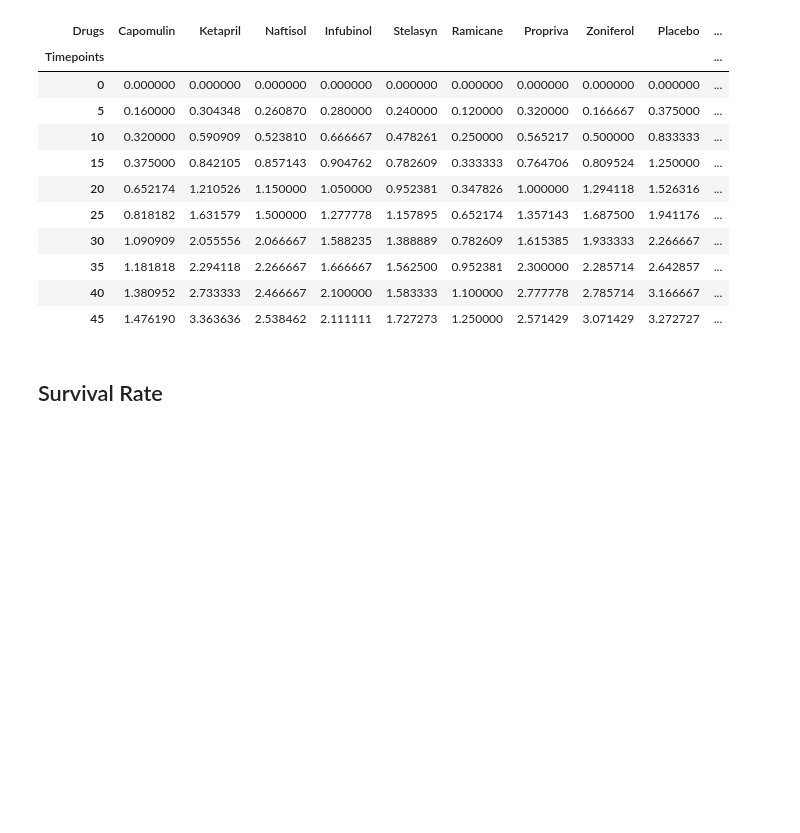
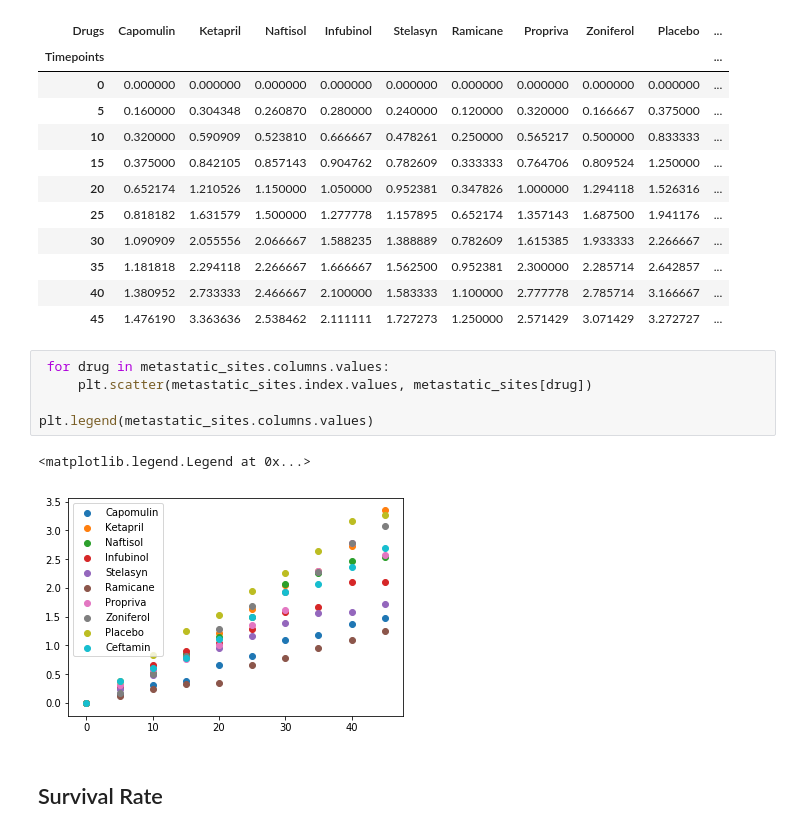
Before and after one commit to tobymbern/Pymaceuticals, a Jupyter notebook: main.ipynb, the cells around one changed output. Drawn from its saved outputs; the diff is of its cells as text; blank space fills up the shorter version.

```diff
--- a/main.ipynb
+++ b/main.ipynb
@@ -82,6 +93,14 @@ metastatic_sites.head(10)
 | 35 | 1.181818 | 2.294118 | 2.266667 | 1.666667 | 1.562500 | 0.952381 | 2.300000 | 2.285714 | 2.642857 | ... |
 | 40 | 1.380952 | 2.733333 | 2.466667 | 2.100000 | 1.583333 | 1.100000 | 2.777778 | 2.785714 | 3.166667 | ... |
 | 45 | 1.476190 | 3.363636 | 2.538462 | 2.111111 | 1.727273 | 1.250000 | 2.571429 | 3.071429 | 3.272727 | ... |
+# %%
+ for drug in metastatic_sites.columns.values:
+     plt.scatter(metastatic_sites.index.values, metastatic_sites[drug])
+
+plt.legend(metastatic_sites.columns.values)
+# %% [output]
+<matplotlib.legend.Legend at 0x...>
+[figure, added]
 # %% [markdown]
 ## Survival Rate
 # %%
```
Also changed, not shown: parts of 2 cells of this notebook.
